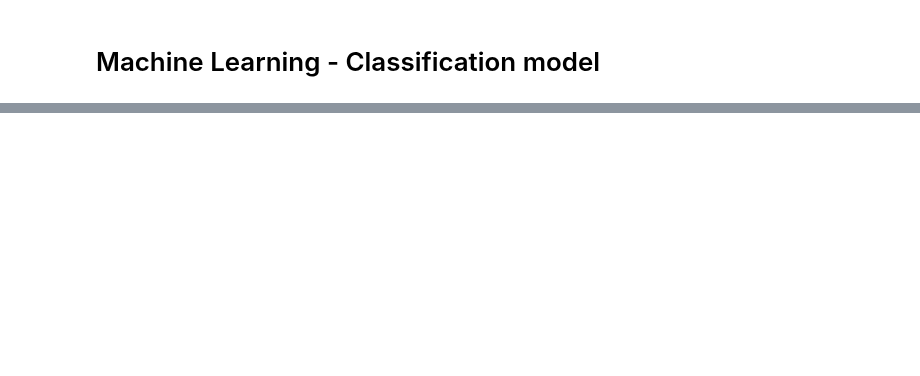
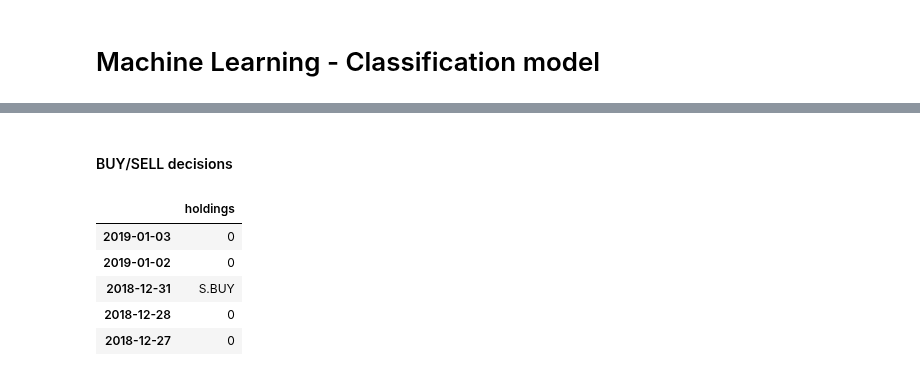
Before and after one commit to suhansaha/freedom, a Jupyter notebook: MACD_plotly.ipynb, the cells around one changed output, grey strips where cells are left out. Saved outputs shown, nothing was run; the diff lists cells and outputs as text; code cells hidden in the pictures; blank space fills up the shorter version.

```diff
--- a/MACD_plotly.ipynb
+++ b/MACD_plotly.ipynb
@@ -251,0 +229,2 @@ array([<S.BUY: 1>, <S.SELL: 2>, <S.SELL: 2>, <S.SELL: 2>, <S.SELL: 2>,
+# %% [markdown]
+#### BUY/SELL decisions
@@ -251,0 +255,9 @@ array([<S.BUY: 1>, <S.SELL: 2>, <S.SELL: 2>, <S.SELL: 2>, <S.SELL: 2>,
+# %%
+labels.head()
+# %% [output]
+|  | holdings |
+| 2019-01-03 | 0 |
+| 2019-01-02 | 0 |
+| 2018-12-31 | S.BUY |
+| 2018-12-28 | 0 |
+| 2018-12-27 | 0 |
```
Also changed, not shown: parts of 22 cells of this notebook.
